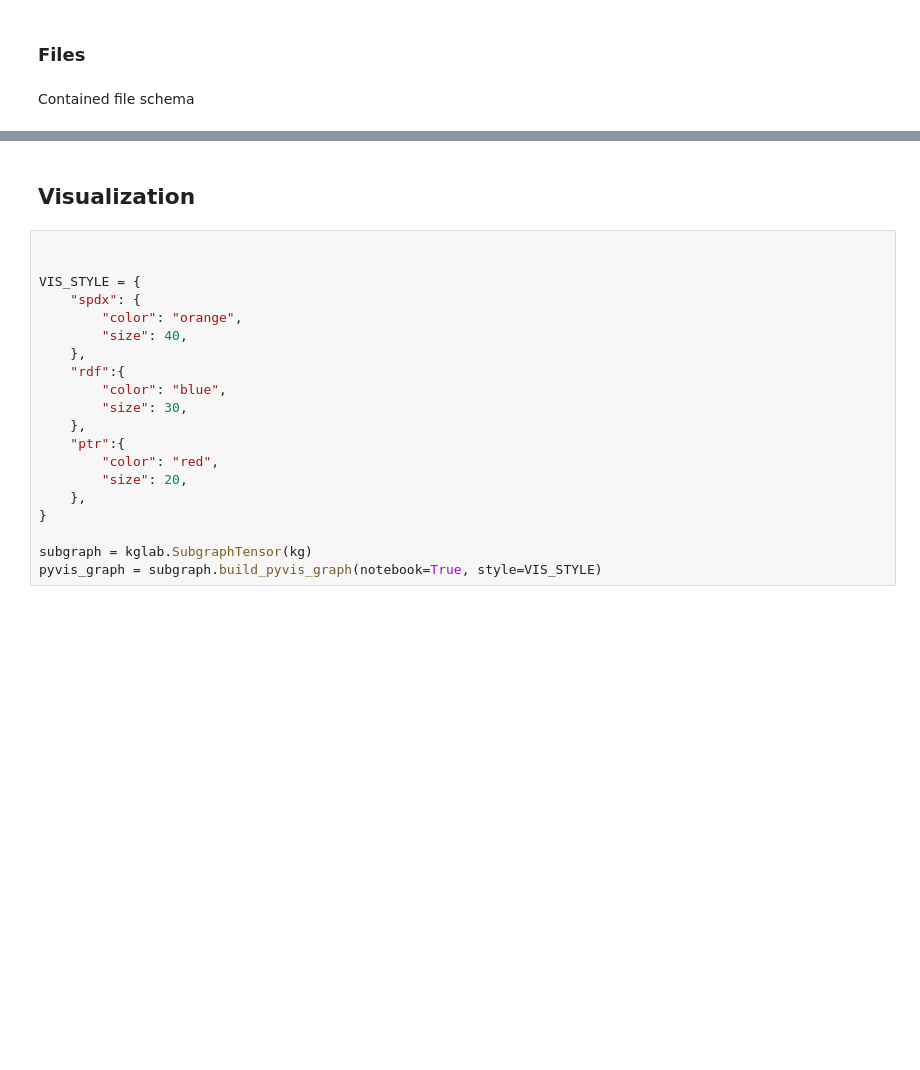
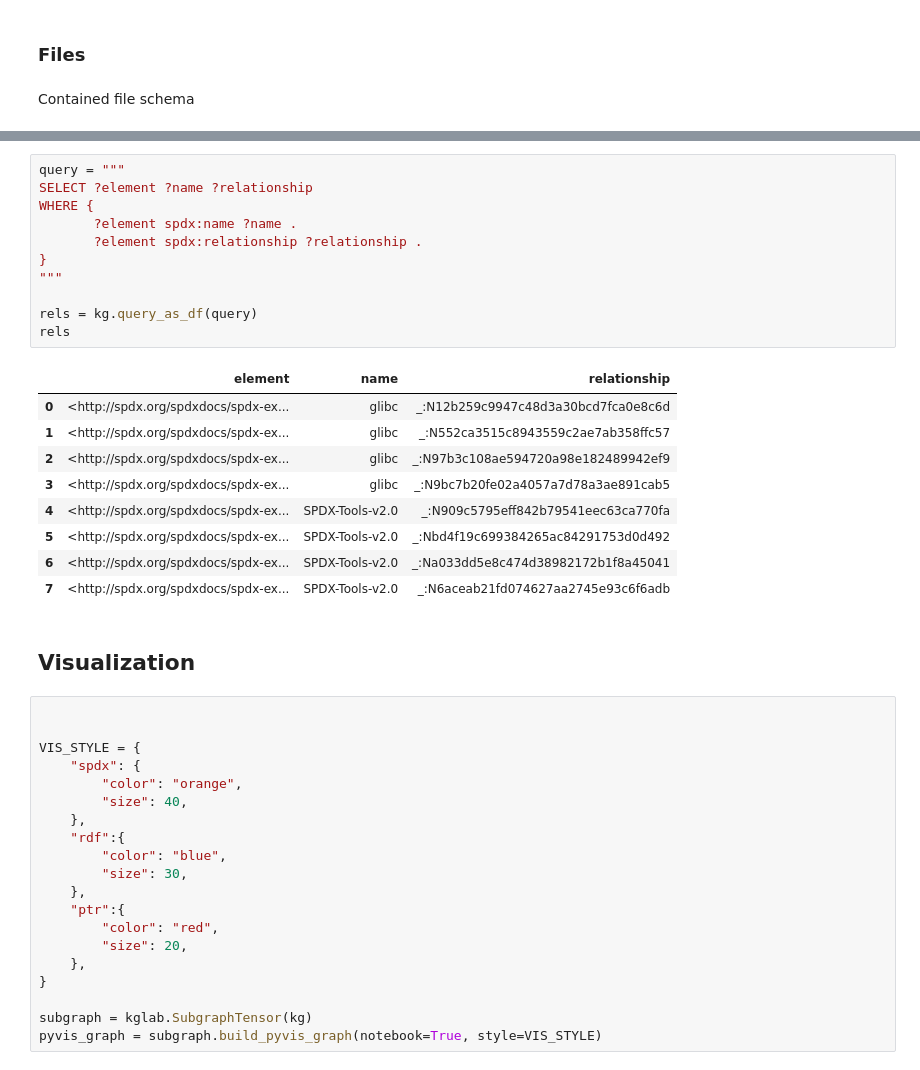
Before and after one commit to nd-crane/sbom-analysis, a Jupyter notebook: nbs/spdx_example.ipynb, the cells around one changed output, grey strips where cells are left out. Drawn from its saved outputs; the diff is of its cells as text; blank space fills up the shorter version.

```diff
--- a/nbs/spdx_example.ipynb
+++ b/nbs/spdx_example.ipynb
@@ -210,3 +377,24 @@ df.head(5)
+# %%
+query = """
+SELECT ?element ?name ?relationship
+WHERE {
+       ?element spdx:name ?name .
+       ?element spdx:relationship ?relationship .
+}
+"""
+
+rels = kg.query_as_df(query)
+rels
+# %% [output]
+|  | element | name | relationship |
+| 0 | <http://spdx.org/spdxdocs/spdx-ex... | glibc | _:N12b259c9947c48d3a30bcd7fca0e8c6d |
+| 1 | <http://spdx.org/spdxdocs/spdx-ex... | glibc | _:N552ca3515c8943559c2ae7ab358ffc57 |
+| 2 | <http://spdx.org/spdxdocs/spdx-ex... | glibc | _:N97b3c108ae594720a98e182489942ef9 |
+| 3 | <http://spdx.org/spdxdocs/spdx-ex... | glibc | _:N9bc7b20fe02a4057a7d78a3ae891cab5 |
+| 4 | <http://spdx.org/spdxdocs/spdx-ex... | SPDX-Tools-v2.0 | _:N909c5795eff842b79541eec63ca770fa |
+| 5 | <http://spdx.org/spdxdocs/spdx-ex... | SPDX-Tools-v2.0 | _:Nbd4f19c699384265ac84291753d0d492 |
+| 6 | <http://spdx.org/spdxdocs/spdx-ex... | SPDX-Tools-v2.0 | _:Na033dd5e8c474d38982172b1f8a45041 |
+| 7 | <http://spdx.org/spdxdocs/spdx-ex... | SPDX-Tools-v2.0 | _:N6aceab21fd074627aa2745e93c6f6adb |
 # %% [markdown]
 ## Visualization
 # %%
```
Also changed, not shown: parts of 15 cells of this notebook, 4 other files.
